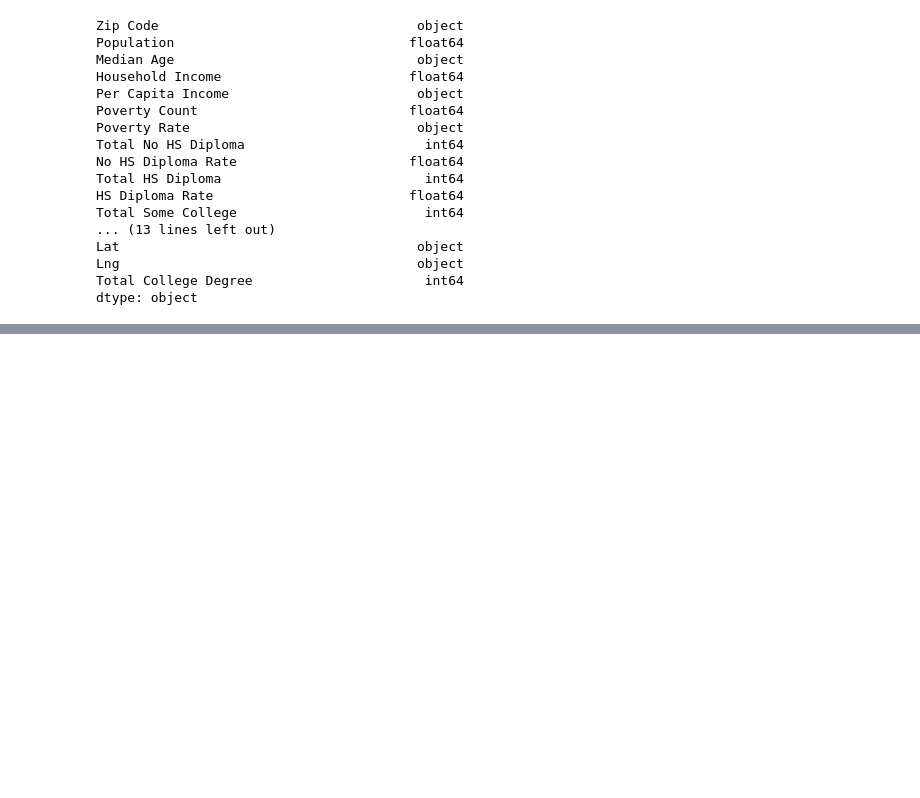
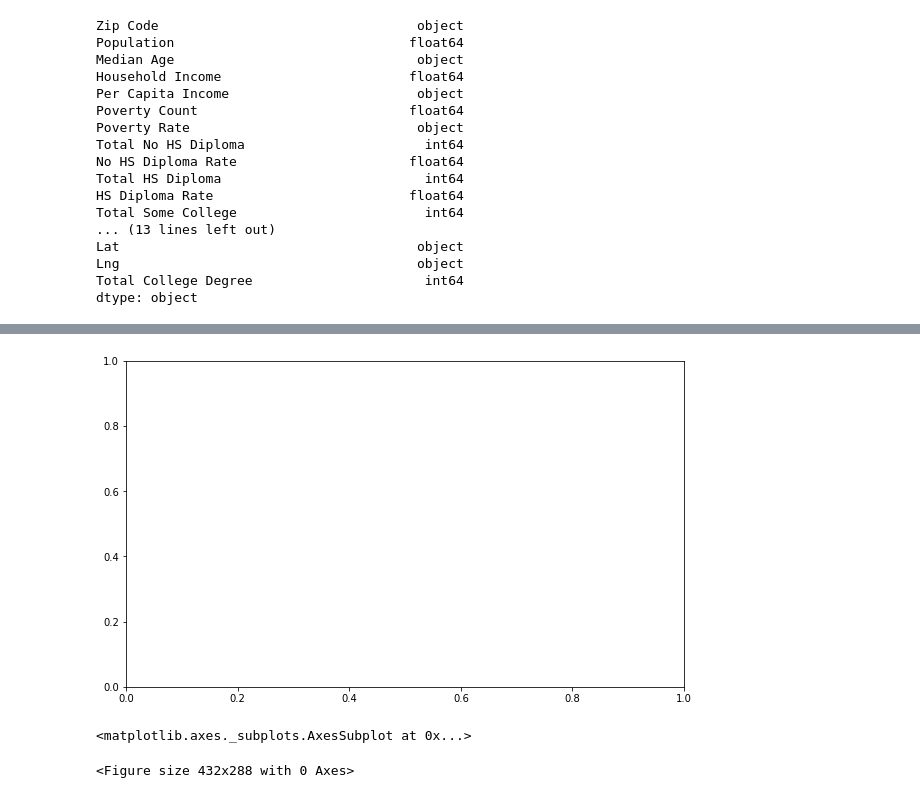
Before and after one commit to trigus00/Project_1, a Jupyter notebook: gustest.ipynb, the cells around one changed output, grey strips where cells are left out. Drawn from its saved outputs; the diff is of its cells as text; code cells hidden in the pictures; blank space fills up the shorter version.

```diff
--- a/gustest.ipynb
+++ b/gustest.ipynb
@@ -108,0 +160,14 @@ DriverError: Project_1/cb_2018_us_zcta510_500k.shp: No such file or directory
+# %%
+# set a variable that will call whatever column we want to visualise on the map
+variable = 'Household Income'
+# set the range for the choropleth
+vmin, vmax = 1, 1000000
+# create figure and axes for Matplotlib
+fig, ax = plt.subplots(1, figsize=(10, 6))
+# %% [output]
+[figure, added]
+# %%
+merged.plot(column=variable, cmap= "Blues", linewidth=0.8, ax=ax, edgecolor= "0.8")
+# %% [output]
+<matplotlib.axes._subplots.AxesSubplot at 0x...>
+<Figure size 432x288 with 0 Axes>
```
Also changed, not shown: parts of 8 cells of this notebook, 7 other files.
